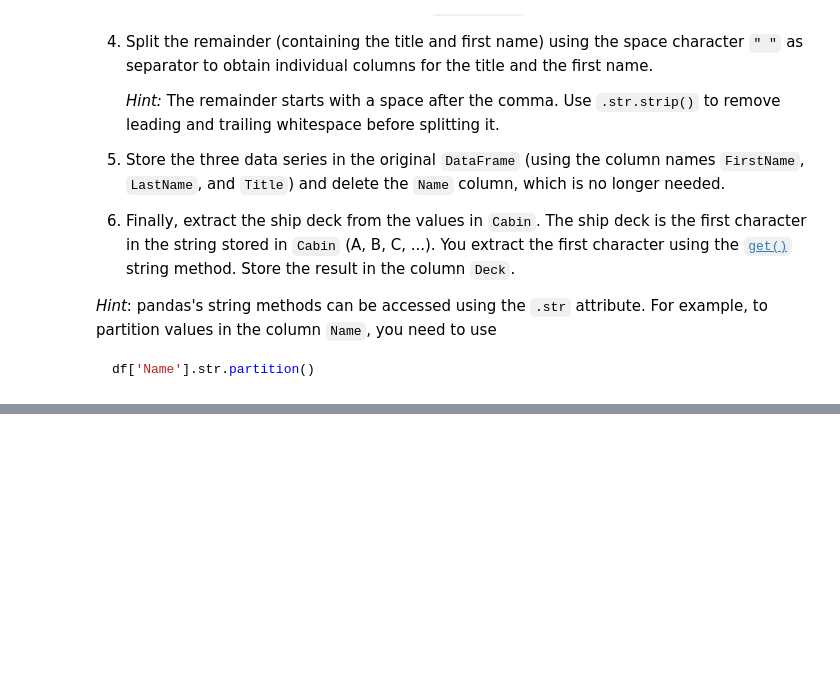
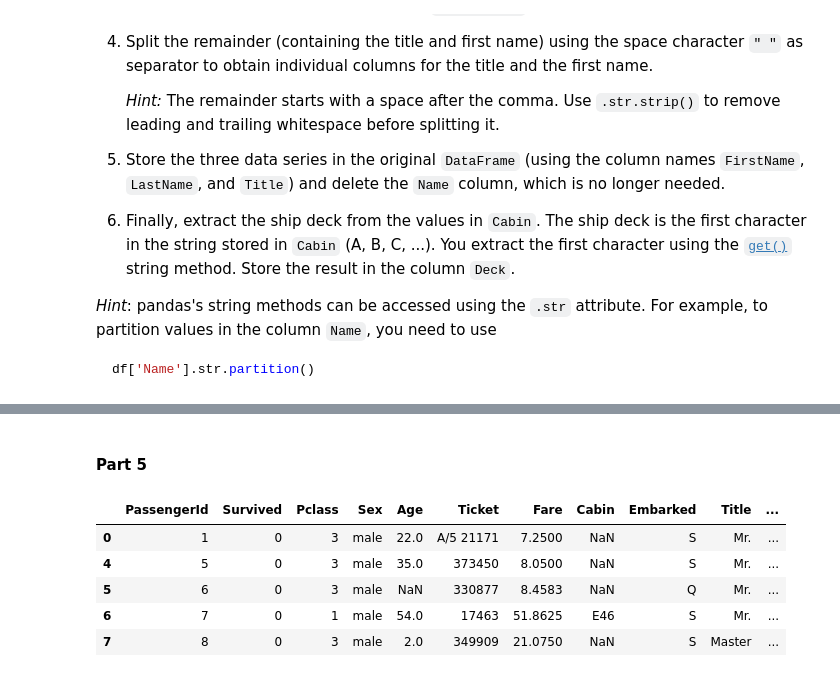
Before and after one commit to borresen18/TECH2-H26, a Jupyter notebook: workshops/workshop2/workshop2 HB2.ipynb, the cells around one changed output, grey strips where cells are left out. Drawn from its saved outputs; the diff is of its cells as text; code cells hidden in the pictures; blank space fills up the shorter version.

```diff
--- a/workshops/workshop2/workshop2 HB2.ipynb
+++ b/workshops/workshop2/workshop2 HB2.ipynb
@@ -445,0 +478,3 @@ df['Name'].str.partition()
+# %%
+df_names = df_male["Name"].str.partition(",")
+df_names.head(5)
@@ -445,0 +488,4 @@ df['Name'].str.partition()
+# %%
+#need to use.str.strip to remove anything but the last names
+last_name = df_names[0].str.strip()
+last_name.head(5)
@@ -445,0 +501,5 @@ df['Name'].str.partition()
+# %%
+#First i use string strip to pull only the title and name from the old colum 2.
+#Then I use partition on this to split the name and title
+name_title = df_names[2].str.strip().str.partition()
+name_title.head(5)
@@ -445,0 +513,22 @@ df['Name'].str.partition()
+# %%
+title = name_title[0].str.strip()
+first_name = name_title[2].str.strip()
+# %% [markdown]
+#### Part 5
+# %%
+#Adding the new columns
+df_male["Title"] = title
+df_male["FirstName"] = first_name
+df_male["LastName"] = last_name
+
+#Deleting the old name column
+del df_male["Name"]
+
+df_male.head(5)
+# %% [output]
+|  | PassengerId | Survived | Pclass | Sex | Age | Ticket | Fare | Cabin | Embarked | Title | ... |
+| 0 | 1 | 0 | 3 | male | 22.0 | A/5 21171 | 7.2500 | NaN | S | Mr. | ... |
+| 4 | 5 | 0 | 3 | male | 35.0 | 373450 | 8.0500 | NaN | S | Mr. | ... |
+| 5 | 6 | 0 | 3 | male | NaN | 330877 | 8.4583 | NaN | Q | Mr. | ... |
+| 6 | 7 | 0 | 1 | male | 54.0 | 17463 | 51.8625 | E46 | S | Mr. | ... |
+| 7 | 8 | 0 | 3 | male | 2.0 | 349909 | 21.0750 | NaN | S | Master | ... |
```
Also changed, not shown: parts of 9 cells of this notebook, 1 other file.
